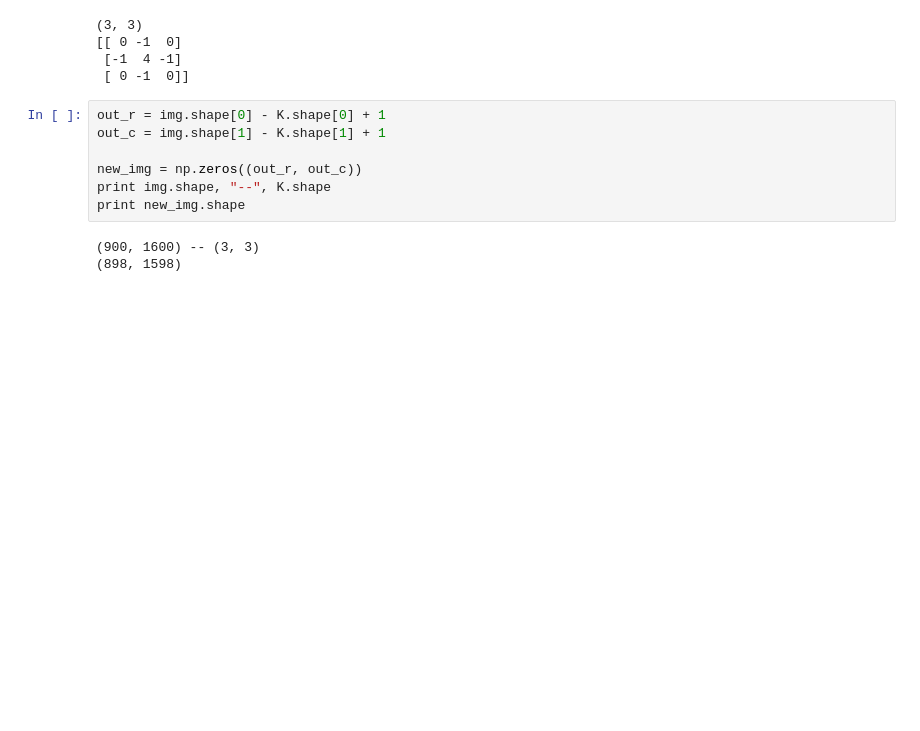
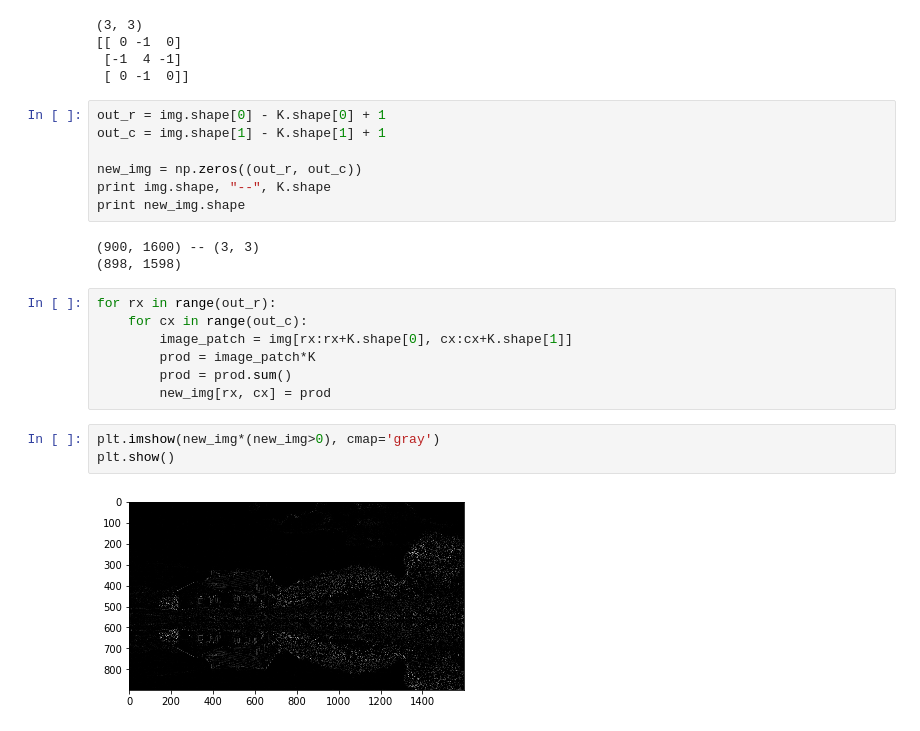
Before and after one commit to coding-blocks-archives/Perceptron_2017_December, a Jupyter notebook: class_11/Convolution_Operation.ipynb, the cells around one changed output. Drawn from its saved outputs; the diff is of its cells as text; blank space fills up the shorter version.

```diff
--- a/class_11/Convolution_Operation.ipynb
+++ b/class_11/Convolution_Operation.ipynb
@@ -33,3 +33,15 @@ print new_img.shape
 # %% [output]
 (900, 1600) -- (3, 3)
 (898, 1598)
+# %%
+for rx in range(out_r):
+    for cx in range(out_c):
+        image_patch = img[rx:rx+K.shape[0], cx:cx+K.shape[1]]
+        prod = image_patch*K
+        prod = prod.sum()
+        new_img[rx, cx] = prod
+# %%
+plt.imshow(new_img*(new_img>0), cmap='gray')
+plt.show()
+# %% [output]
+[figure, added]
```
